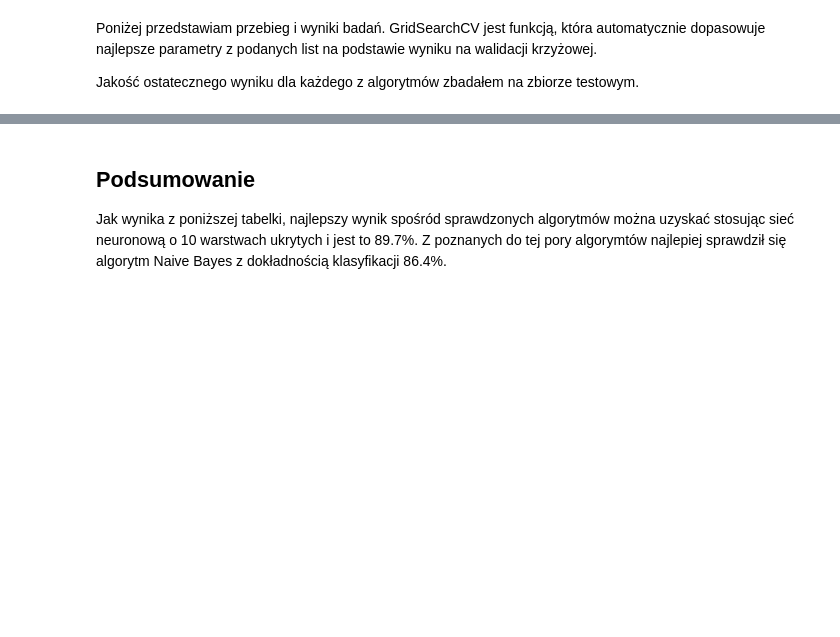
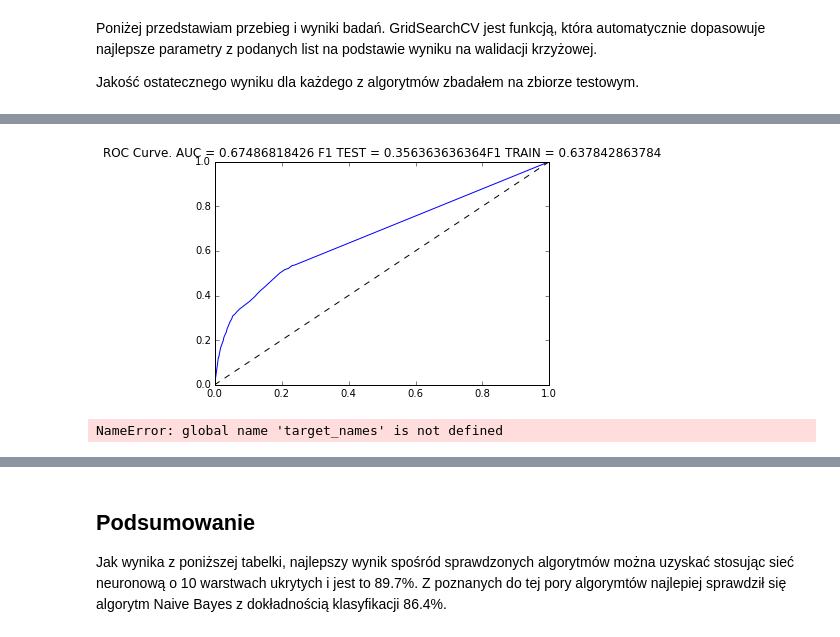
Before and after one commit to bdfhjk/SUS, a Jupyter notebook: zadanie2/zadanie2.ipynb, the cells around one changed output, grey strips where cells are left out. Cells and saved outputs as stored; diff of their text form; code cells hidden in the pictures; blank space fills up the shorter version.

```diff
--- a/zadanie2/zadanie2.ipynb
+++ b/zadanie2/zadanie2.ipynb
@@ -166,14 +248,15 @@ array([[ 0.04444444,  0.95555556],
 # %%
 dtc = tree.DecisionTreeClassifier()
 
 parameters = {
-    'max_depth': (50, 100, 150),
-    'min_samples_split': (1, 2, 3),
-    'min_samples_leaf': (1, 2, 3)
+    'max_depth': (25,50,75,100,200, 500),
+    'min_samples_split': (5, 6,7,8, 15),
+    'min_samples_leaf': (5,7,8,9,10, 20)
 }
 
 clf = grid_search.GridSearchCV(dtc, parameters, n_jobs=-1, scoring='f1')
 clf.fit(train_X, train_Y)
-score = clf.score(test_X, test_Y)
-results = results.append({'Klasyfikator':'Drzewo decyzyjne',
-                          'Wynik':score, 'Parametry':str(clf.best_params_)}, ignore_index=True)
+score_classifier(clf)
+# %% [output]
+[figure, added]
+NameError: global name 'target_names' is not defined
```
Also changed, not shown: parts of 26 cells of this notebook.
